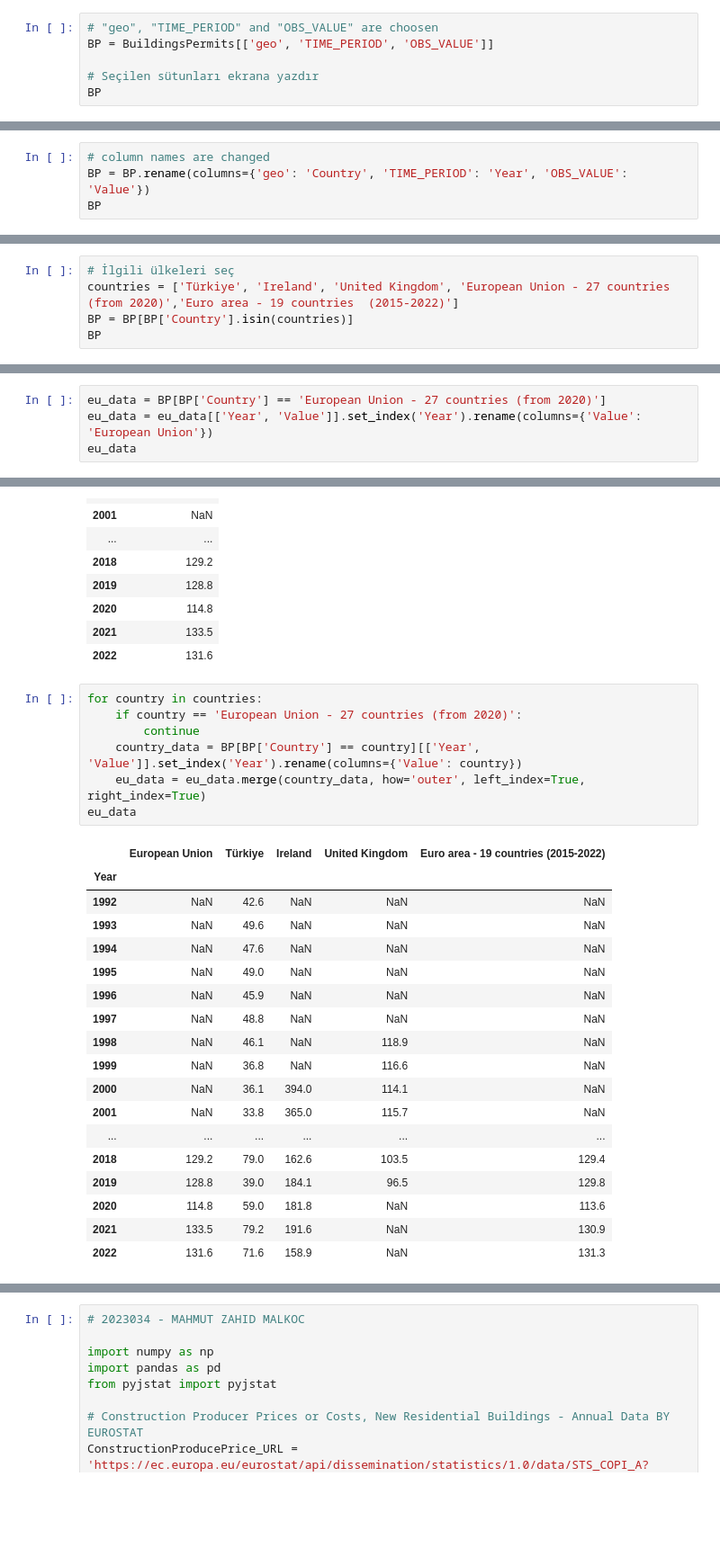
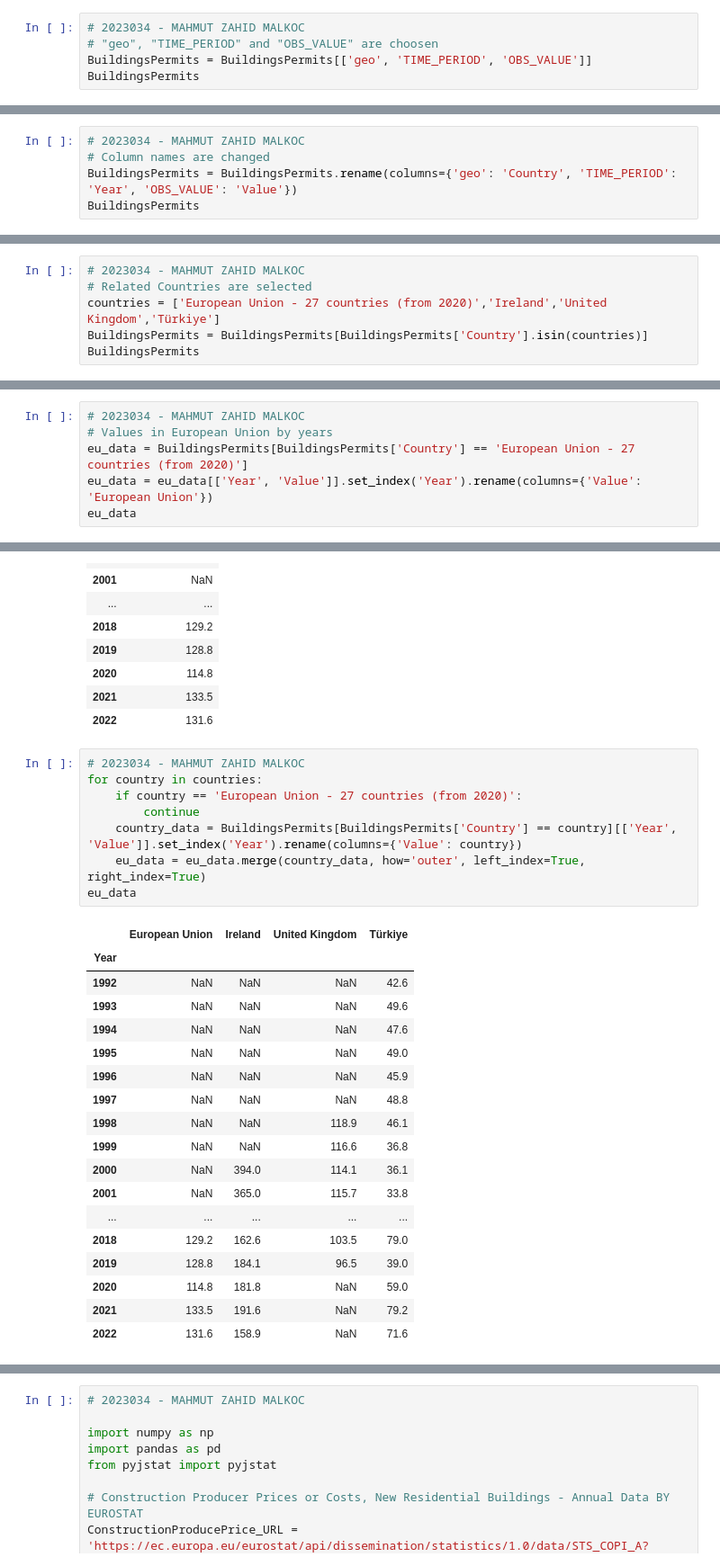
Before and after one commit to mzmalkoc/S1CA2_2023034, a Jupyter notebook: CA2_2023034.ipynb, the cells around one changed output, grey strips where cells are left out. Shown at 90% size. Drawn from its saved outputs; the diff is of its cells as text; blank space fills up the shorter version.

```diff
--- a/CA2_2023034.ipynb
+++ b/CA2_2023034.ipynb
@@ -97,9 +30,8 @@ BuildingsPermits
 # %%
+# 2023034 - MAHMUT ZAHID MALKOC
 # "geo", "TIME_PERIOD" and "OBS_VALUE" are choosen
-BP = BuildingsPermits[['geo', 'TIME_PERIOD', 'OBS_VALUE']]
-
-# Seçilen sütunları ekrana yazdır
-BP
+BuildingsPermits = BuildingsPermits[['geo', 'TIME_PERIOD', 'OBS_VALUE']]
+BuildingsPermits
 # %% [output]
 |  | geo | TIME_PERIOD | OBS_VALUE |
 | 0 | Albania | 1992 | NaN |
@@ -115,9 +47,10 @@ BP
 | 1177 | United Kingdom | 2022 | NaN |
 1178 rows × 3 columns
 # %%
-# column names are changed
-BP = BP.rename(columns={'geo': 'Country', 'TIME_PERIOD': 'Year', 'OBS_VALUE': 'Value'})
-BP
+# 2023034 - MAHMUT ZAHID MALKOC
+# Column names are changed
+BuildingsPermits = BuildingsPermits.rename(columns={'geo': 'Country', 'TIME_PERIOD': 'Year', 'OBS_VALUE': 'Value'})
+BuildingsPermits
 # %% [output]
 |  | Country | Year | Value |
 | 0 | Albania | 1992 | NaN |
@@ -150,8 +90,9 @@ print(countries)
  'United Kingdom']
 # %%
-# İlgili ülkeleri seç
-countries = ['Türkiye', 'Ireland', 'United Kingdom', 'European Union - 27 countries (from 2020)','Euro area - 19 countries  (2015-2022)']
-BP = BP[BP['Country'].isin(countries)]
-BP
+# 2023034 - MAHMUT ZAHID MALKOC
+# Related Countries are selected
+countries = ['European Union - 27 countries (from 2020)','Ireland','United Kingdom','Türkiye']
+BuildingsPermits = BuildingsPermits[BuildingsPermits['Country'].isin(countries)]
+BuildingsPermits
 # %% [output]
 |  | Country | Year | Value |
@@ -170,5 +119,7 @@ BP
 # %%
-eu_data = BP[BP['Country'] == 'European Union - 27 countries (from 2020)']
+# 2023034 - MAHMUT ZAHID MALKOC
+# Values in European Union by years
+eu_data = BuildingsPermits[BuildingsPermits['Country'] == 'European Union - 27 countries (from 2020)']
 eu_data = eu_data[['Year', 'Value']].set_index('Year').rename(columns={'Value': 'European Union'})
 eu_data
 # %% [output]
@@ -191,28 +142,29 @@ eu_data
 | 2021 | 133.5 |
 | 2022 | 131.6 |
 # %%
+# 2023034 - MAHMUT ZAHID MALKOC
 for country in countries:
     if country == 'European Union - 27 countries (from 2020)':
         continue
-    country_data = BP[BP['Country'] == country][['Year', 'Value']].set_index('Year').rename(columns={'Value': country})
+    country_data = BuildingsPermits[BuildingsPermits['Country'] == country][['Year', 'Value']].set_index('Year').rename(columns={'Value': country})
     eu_data = eu_data.merge(country_data, how='outer', left_index=True, right_index=True)
 eu_data
 # %% [output]
-|  | European Union | Türkiye | Ireland | United Kingdom | Euro area - 19 countries (2015-2022) |
-| Year |  |  |  |  |  |
-| 1992 | NaN | 42.6 | NaN | NaN | NaN |
-| 1993 | NaN | 49.6 | NaN | NaN | NaN |
-| 1994 | NaN | 47.6 | NaN | NaN | NaN |
-| 1995 | NaN | 49.0 | NaN | NaN | NaN |
-| 1996 | NaN | 45.9 | NaN | NaN | NaN |
-| 1997 | NaN | 48.8 | NaN | NaN | NaN |
-| 1998 | NaN | 46.1 | NaN | 118.9 | NaN |
-| 1999 | NaN | 36.8 | NaN | 116.6 | NaN |
-| 2000 | NaN | 36.1 | 394.0 | 114.1 | NaN |
-| 2001 | NaN | 33.8 | 365.0 | 115.7 | NaN |
-| ... | ... | ... | ... | ... | ... |
-| 2018 | 129.2 | 79.0 | 162.6 | 103.5 | 129.4 |
-| 2019 | 128.8 | 39.0 | 184.1 | 96.5 | 129.8 |
-| 2020 | 114.8 | 59.0 | 181.8 | NaN | 113.6 |
-| 2021 | 133.5 | 79.2 | 191.6 | NaN | 130.9 |
-| 2022 | 131.6 | 71.6 | 158.9 | NaN | 131.3 |
+|  | European Union | Ireland | United Kingdom | Türkiye |
+| Year |  |  |  |  |
+| 1992 | NaN | NaN | NaN | 42.6 |
+| 1993 | NaN | NaN | NaN | 49.6 |
+| 1994 | NaN | NaN | NaN | 47.6 |
+| 1995 | NaN | NaN | NaN | 49.0 |
+| 1996 | NaN | NaN | NaN | 45.9 |
+| 1997 | NaN | NaN | NaN | 48.8 |
+| 1998 | NaN | NaN | 118.9 | 46.1 |
+| 1999 | NaN | NaN | 116.6 | 36.8 |
+| 2000 | NaN | 394.0 | 114.1 | 36.1 |
+| 2001 | NaN | 365.0 | 115.7 | 33.8 |
+| ... | ... | ... | ... | ... |
+| 2018 | 129.2 | 162.6 | 103.5 | 79.0 |
+| 2019 | 128.8 | 184.1 | 96.5 | 39.0 |
+| 2020 | 114.8 | 181.8 | NaN | 59.0 |
+| 2021 | 133.5 | 191.6 | NaN | 79.2 |
+| 2022 | 131.6 | 158.9 | NaN | 71.6 |
```
Also changed, not shown: parts of 13 cells of this notebook.
